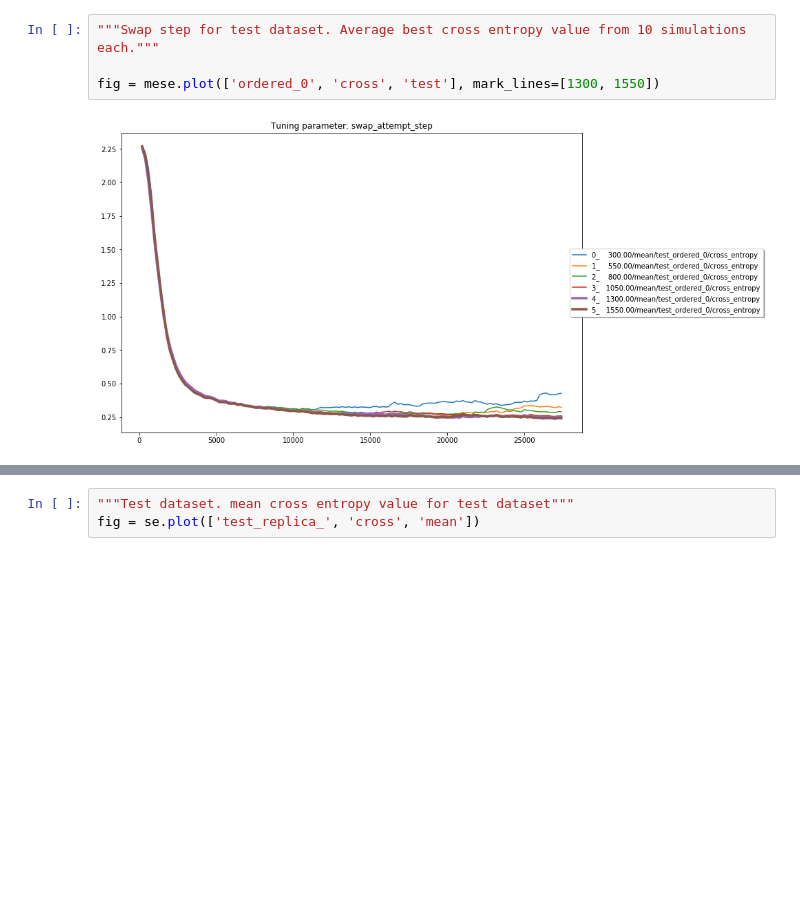
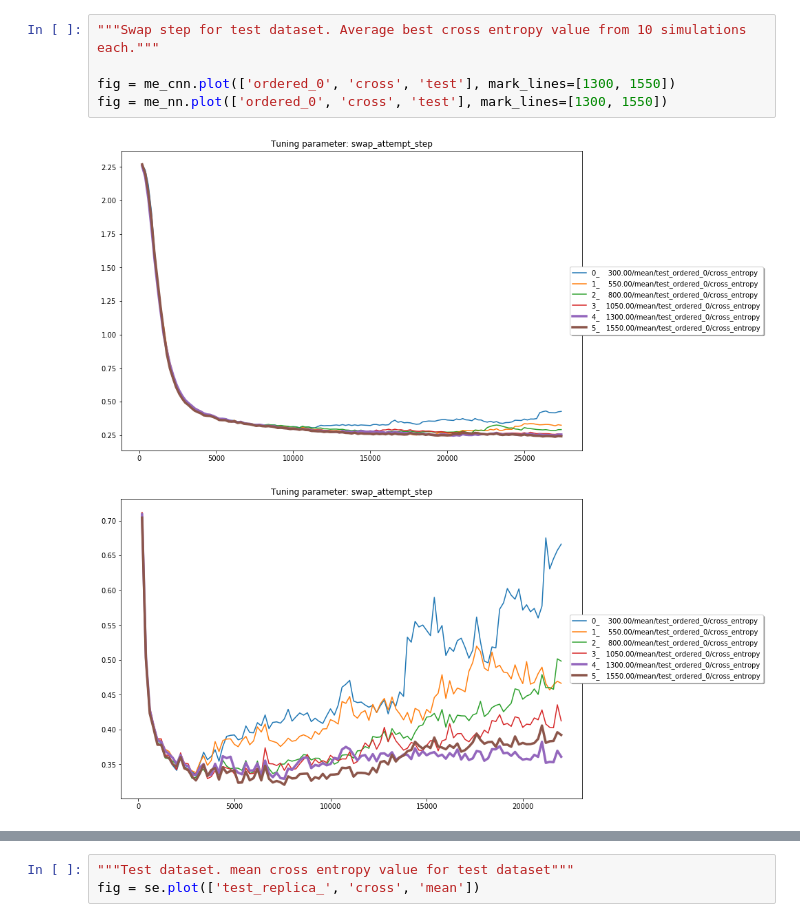
Before and after one commit to madrixx/deep_tempering, a Jupyter notebook: Plot.ipynb, the cells around one changed output, grey strips where cells are left out. Cells and saved outputs as stored; diff of their text form; blank space fills up the shorter version.

```diff
--- a/Plot.ipynb
+++ b/Plot.ipynb
@@ -27,8 +24,10 @@ fig = mese.plot(['cross', 'valid', 'ordered_0'], param_min=None, mark_lines=[130
 # %%
 """Swap step for test dataset. Average best cross entropy value from 10 simulations each."""
 
-fig = mese.plot(['ordered_0', 'cross', 'test'], mark_lines=[1300, 1550])
+fig = me_cnn.plot(['ordered_0', 'cross', 'test'], mark_lines=[1300, 1550])
+fig = me_nn.plot(['ordered_0', 'cross', 'test'], mark_lines=[1300, 1550])
 # %% [output]
 [figure]
+[figure, added]
 # %%
 """average accept ratio from 10 simulation each."""
```
Also changed, not shown: parts of 27 cells of this notebook.
